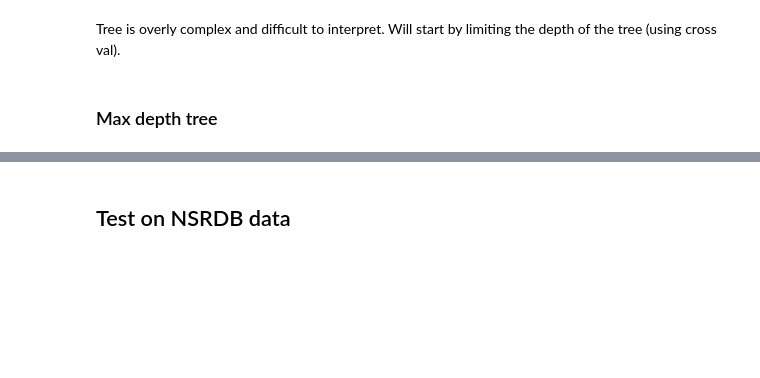
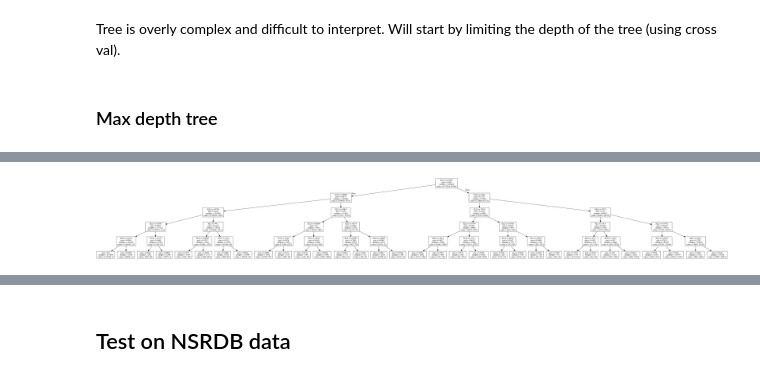
Before and after one commit to hackingmaterials/duramat, a Jupyter notebook: clearsky_detection/3_abq_dt_stat_cs.ipynb, the cells around one changed output, grey strips where cells are left out. Drawn from its saved outputs; the diff is of its cells as text; code cells hidden in the pictures; blank space fills up the shorter version.

```diff
--- a/clearsky_detection/3_abq_dt_stat_cs.ipynb
+++ b/clearsky_detection/3_abq_dt_stat_cs.ipynb
@@ -186,3 +124,7 @@ tree.export_graphviz(dt, out_file='3_abq_opt_dt_stat.dot')
+# %%
+Image('3_abq_opt_dt_stat.png')
+# %% [output]
+[figure, added]
 # %%
 scores = clf_cv.cv_results_['mean_test_score']
 fig, ax = plt.subplots(figsize=(12, 4))
```
Also changed, not shown: parts of 43 cells of this notebook, 47 other files.
